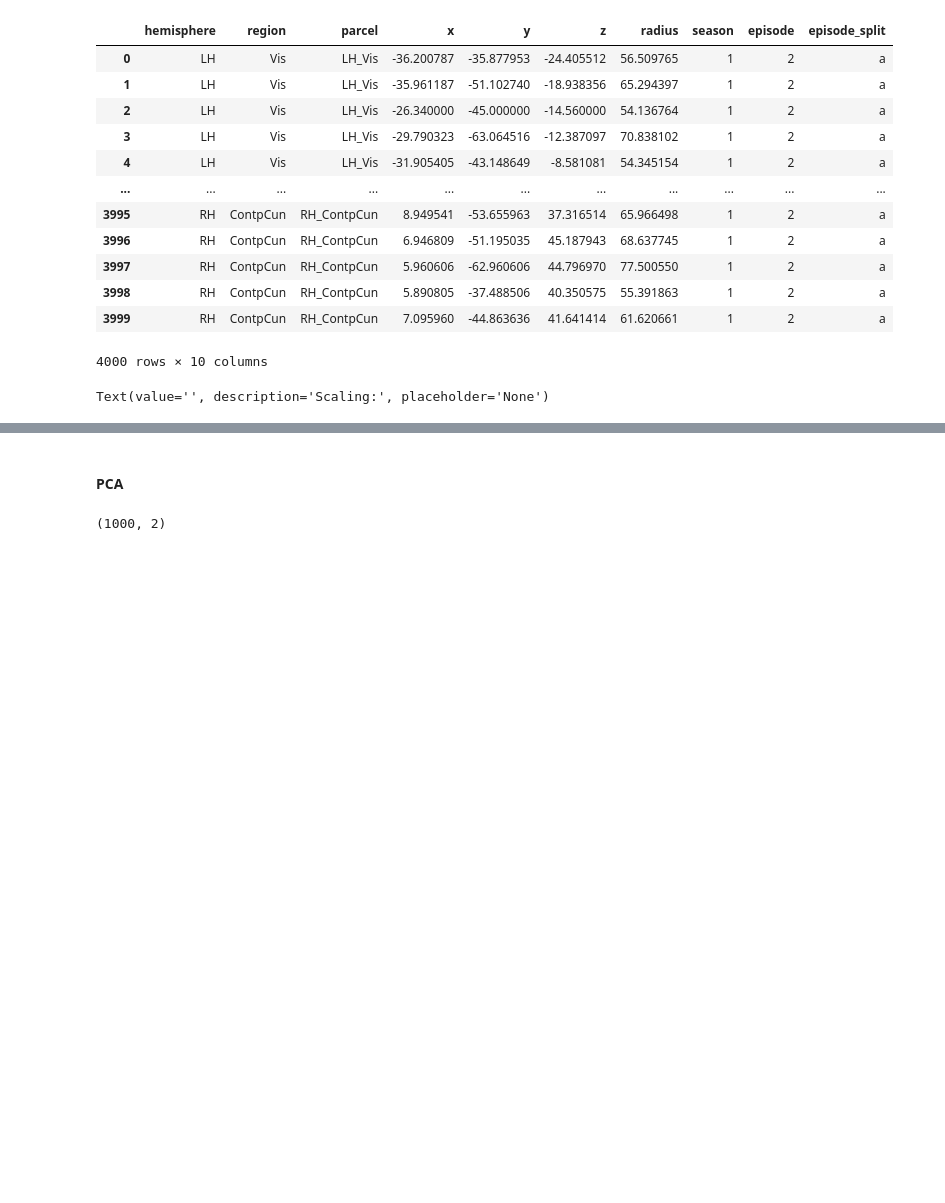
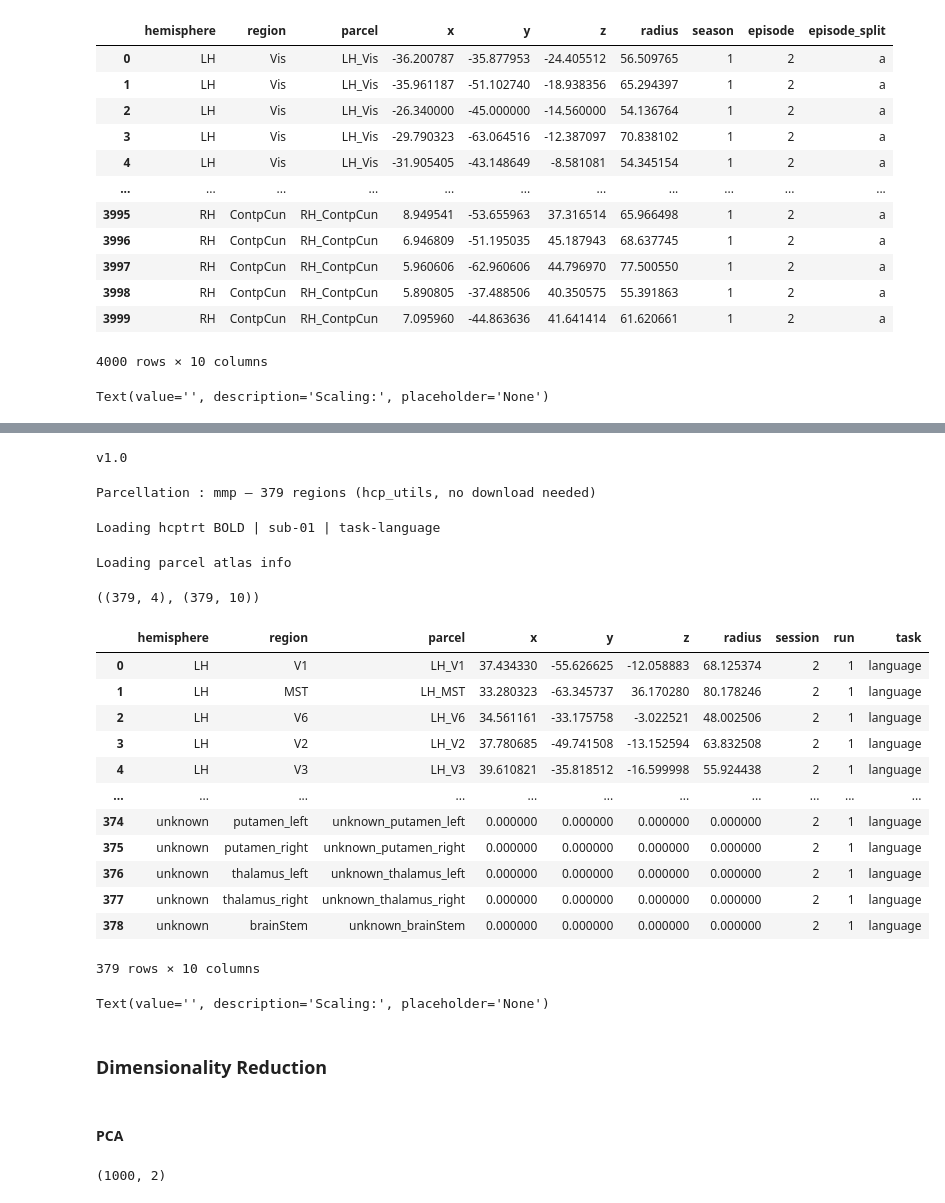
Before and after one commit to petron-olateju/TRACE_Algonauts, a Jupyter notebook: notebook.ipynb, the cells around one changed output, grey strips where cells are left out. Drawn from its saved outputs; the diff is of its cells as text; code cells hidden in the pictures; blank space fills up the shorter version.

```diff
--- a/notebook.ipynb
+++ b/notebook.ipynb
@@ -257,0 +840,52 @@ experiment.update_param(
+# %%
+print(experiment.name)
+# %% [output]
+v1.0
+# %%
+hcptrt_dataset = HCPTRTLoader(
+    fmri_dir="data/cneuromod.processed/fmriprep/hcptrt/",
+    subjects=[1],
+    tr=1.49,
+    hrf_delay=5,
+    parcellation="mmp"
+)
+# %% [output]
+Parcellation : mmp — 379 regions (hcp_utils, no download needed)
+# %%
+X, Y = preprocessing.parcel_samples(
+    dataset=hcptrt_dataset,
+    subject='sub-01',
+    task='language',
+    session='ses-002',
+    run=1,
+    trials='continuous',
+    time_collapse='windowed_mean'
+)
+# %% [output]
+Loading hcptrt BOLD | sub-01 | task-language
+Loading parcel atlas info
+# %%
+X.shape, Y.shape
+# %% [output]
+((379, 4), (379, 10))
+# %%
+Y
+# %% [output]
+|  | hemisphere | region | parcel | x | y | z | radius | session | run | task |
+| 0 | LH | V1 | LH_V1 | 37.434330 | -55.626625 | -12.058883 | 68.125374 | 2 | 1 | language |
+| 1 | LH | MST | LH_MST | 33.280323 | -63.345737 | 36.170280 | 80.178246 | 2 | 1 | language |
+| 2 | LH | V6 | LH_V6 | 34.561161 | -33.175758 | -3.022521 | 48.002506 | 2 | 1 | language |
+| 3 | LH | V2 | LH_V2 | 37.780685 | -49.741508 | -13.152594 | 63.832508 | 2 | 1 | language |
+| 4 | LH | V3 | LH_V3 | 39.610821 | -35.818512 | -16.599998 | 55.924438 | 2 | 1 | language |
+| ... | ... | ... | ... | ... | ... | ... | ... | ... | ... | ... |
+| 374 | unknown | putamen_left | unknown_putamen_left | 0.000000 | 0.000000 | 0.000000 | 0.000000 | 2 | 1 | language |
+| 375 | unknown | putamen_right | unknown_putamen_right | 0.000000 | 0.000000 | 0.000000 | 0.000000 | 2 | 1 | language |
+| 376 | unknown | thalamus_left | unknown_thalamus_left | 0.000000 | 0.000000 | 0.000000 | 0.000000 | 2 | 1 | language |
+| 377 | unknown | thalamus_right | unknown_thalamus_right | 0.000000 | 0.000000 | 0.000000 | 0.000000 | 2 | 1 | language |
+| 378 | unknown | brainStem | unknown_brainStem | 0.000000 | 0.000000 | 0.000000 | 0.000000 | 2 | 1 | language |
+379 rows × 10 columns
+# %%
+scaling = widgets.Text(value='', placeholder='None', description='Scaling:')
+display(scaling)
+# %% [output]
+Text(value='', description='Scaling:', placeholder='None')
@@ -258,3 +896,5 @@ experiment.update_param(
+# %% [markdown]
+### Dimensionality Reduction
 # %% [markdown]
 #### PCA
 # %%
```
Also changed, not shown: parts of 44 cells of this notebook, 7 other files.
